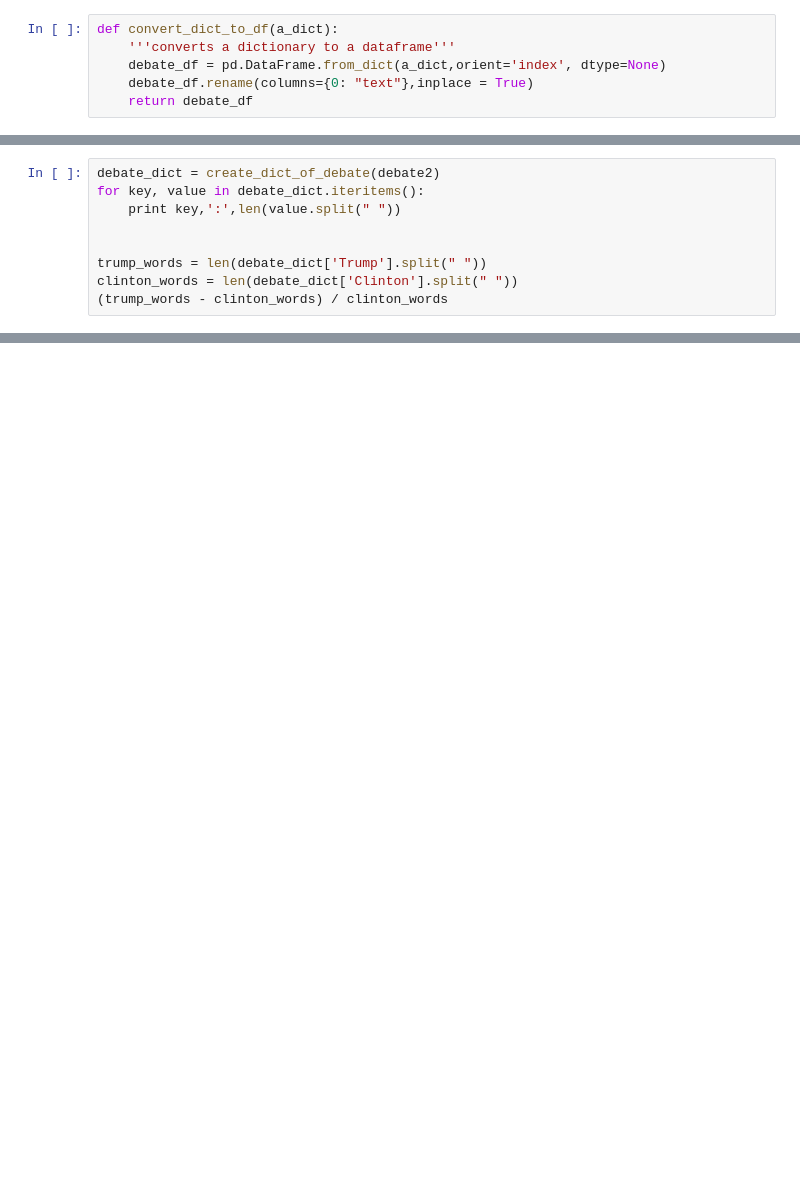
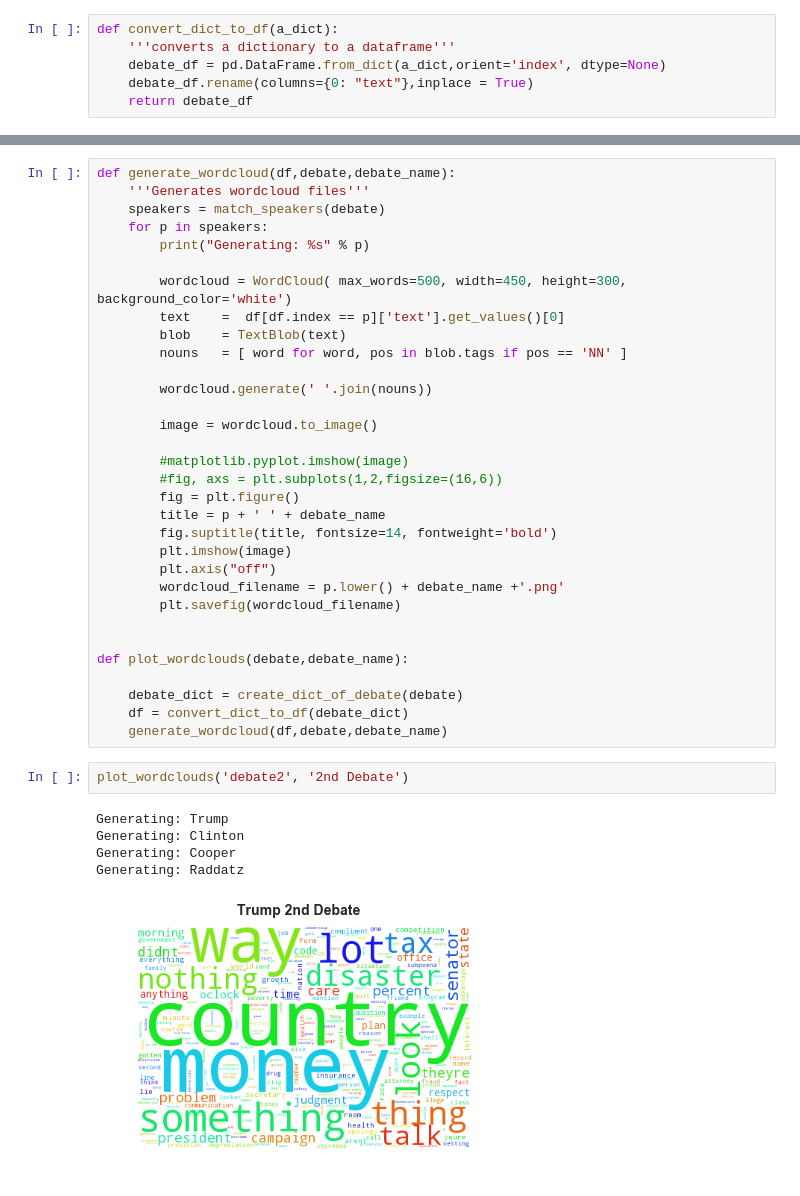
Before and after one commit to dwaynemartin/projects, a Jupyter notebook: Debate Analysis.ipynb, the cells around one changed output, grey strips where cells are left out. Saved outputs shown, nothing was run; the diff lists cells and outputs as text; blank space fills up the shorter version.

```diff
--- a/Debate Analysis.ipynb
+++ b/Debate Analysis.ipynb
@@ -207,9 +194,0 @@ Trump : 6212
-# %%
-debate_dict = create_dict_of_debate(debate2)
-for key, value in debate_dict.iteritems():
-    print key,':',len(value.split(" "))
-
-
-trump_words = len(debate_dict['Trump'].split(" "))
-clinton_words = len(debate_dict['Clinton'].split(" "))
-(trump_words - clinton_words) / clinton_words
@@ -439,0 +322,40 @@ for x in xrange(1,8):
+# %%
+def generate_wordcloud(df,debate,debate_name):
+    '''Generates wordcloud files'''
+    speakers = match_speakers(debate)
+    for p in speakers:
+        print("Generating: %s" % p)
+
+        wordcloud = WordCloud( max_words=500, width=450, height=300, background_color='white')
+        text    =  df[df.index == p]['text'].get_values()[0]
+        blob    = TextBlob(text)
+        nouns   = [ word for word, pos in blob.tags if pos == 'NN' ]
+
+        wordcloud.generate(' '.join(nouns))
+
+        image = wordcloud.to_image()
+
+        #matplotlib.pyplot.imshow(image)
+        #fig, axs = plt.subplots(1,2,figsize=(16,6))
+        fig = plt.figure()
+        title = p + ' ' + debate_name
+        fig.suptitle(title, fontsize=14, fontweight='bold')
+        plt.imshow(image)
+        plt.axis("off")
+        wordcloud_filename = p.lower() + debate_name +'.png'
+        plt.savefig(wordcloud_filename)
+
+
+def plot_wordclouds(debate,debate_name):
+
+    debate_dict = create_dict_of_debate(debate)
+    df = convert_dict_to_df(debate_dict)
+    generate_wordcloud(df,debate,debate_name)
+# %%
+plot_wordclouds('debate2', '2nd Debate')
+# %% [output]
+Generating: Trump
+Generating: Clinton
+Generating: Cooper
+Generating: Raddatz
+[figure, added]
```
Also changed, not shown: parts of 49 cells of this notebook.
